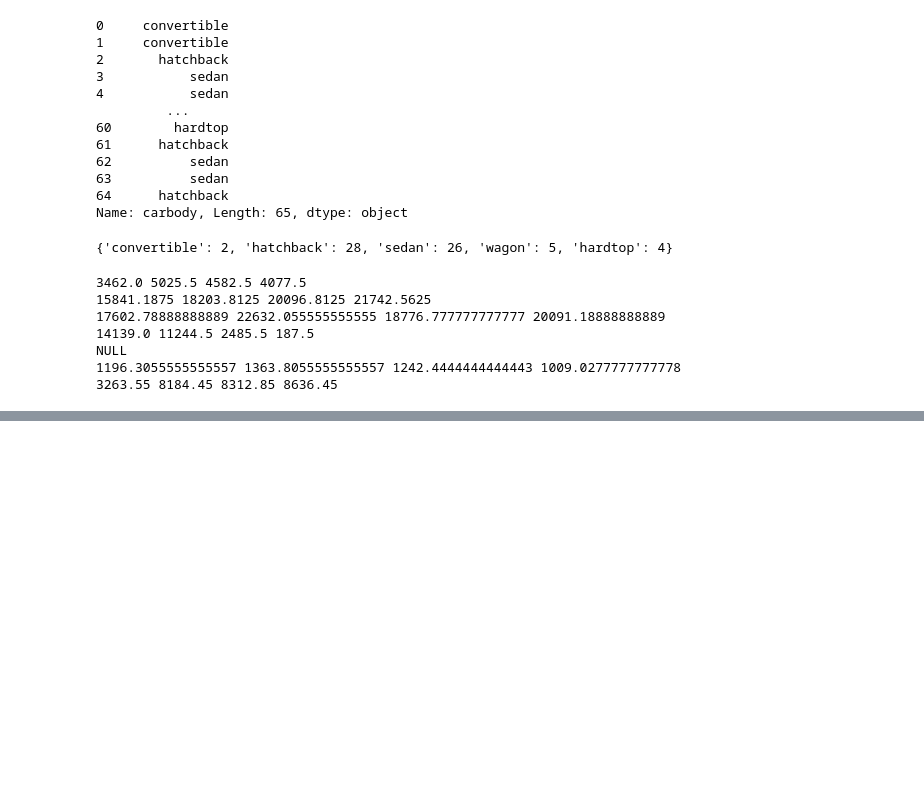
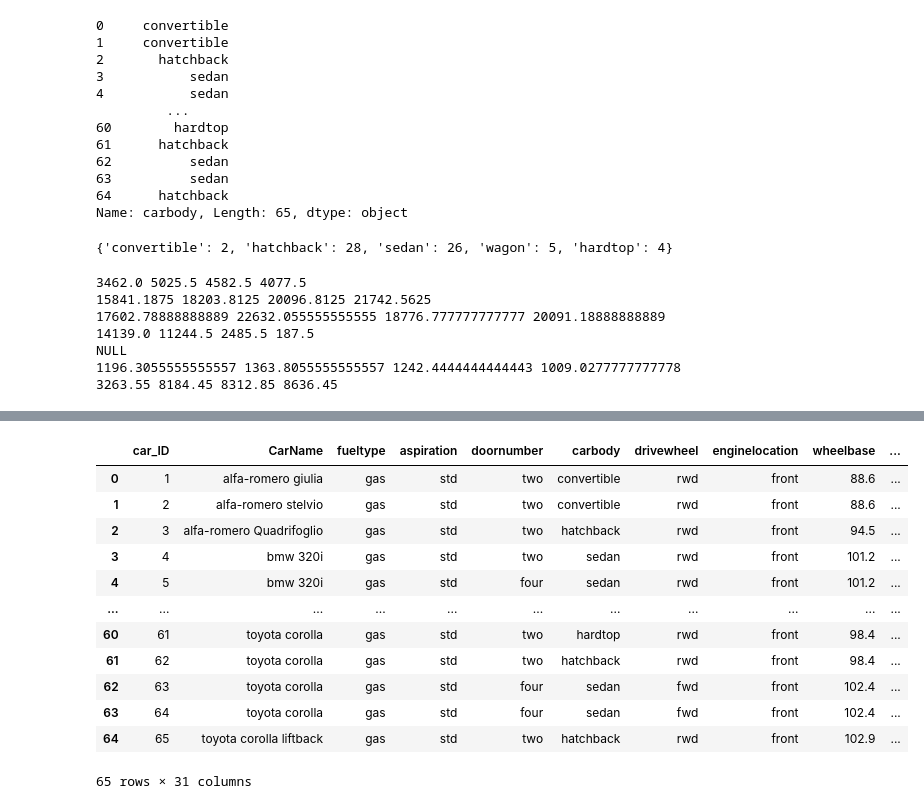
Before and after one commit to harasees-singh/Data-Analysis-Project, a Jupyter notebook: data/data_cleaning_and_feature_engineering.ipynb, the cells around one changed output, grey strips where cells are left out. Saved outputs shown, nothing was run; the diff lists cells and outputs as text; code cells hidden in the pictures; blank space fills up the shorter version.

```diff
--- a/data/data_cleaning.ipynb
+++ b/data/data_cleaning_and_feature_engineering.ipynb
@@ -329,0 +396,5 @@ NULL
+# %%
+import pandas as pd
+df = pd.read_excel("./Datasets/data_after_cleaning.xlsx")
+
+df.head()
@@ -329,0 +409,18 @@ NULL
+# %%
+for i in range(0, 65):
+    df.at[i, 'Customer Segment'] = "No Segment"
+df
+# %% [output]
+|  | car_ID | CarName | fueltype | aspiration | doornumber | carbody | drivewheel | enginelocation | wheelbase | ... |
+| 0 | 1 | alfa-romero giulia | gas | std | two | convertible | rwd | front | 88.6 | ... |
+| 1 | 2 | alfa-romero stelvio | gas | std | two | convertible | rwd | front | 88.6 | ... |
+| 2 | 3 | alfa-romero Quadrifoglio | gas | std | two | hatchback | rwd | front | 94.5 | ... |
+| 3 | 4 | bmw 320i | gas | std | two | sedan | rwd | front | 101.2 | ... |
+| 4 | 5 | bmw 320i | gas | std | four | sedan | rwd | front | 101.2 | ... |
+| ... | ... | ... | ... | ... | ... | ... | ... | ... | ... | ... |
+| 60 | 61 | toyota corolla | gas | std | two | hardtop | rwd | front | 98.4 | ... |
+| 61 | 62 | toyota corolla | gas | std | two | hatchback | rwd | front | 98.4 | ... |
+| 62 | 63 | toyota corolla | gas | std | four | sedan | fwd | front | 102.4 | ... |
+| 63 | 64 | toyota corolla | gas | std | four | sedan | fwd | front | 102.4 | ... |
+| 64 | 65 | toyota corolla liftback | gas | std | two | hatchback | rwd | front | 102.9 | ... |
+65 rows × 31 columns
```
Also changed, not shown: parts of 7 cells of this notebook, 4 other files.
